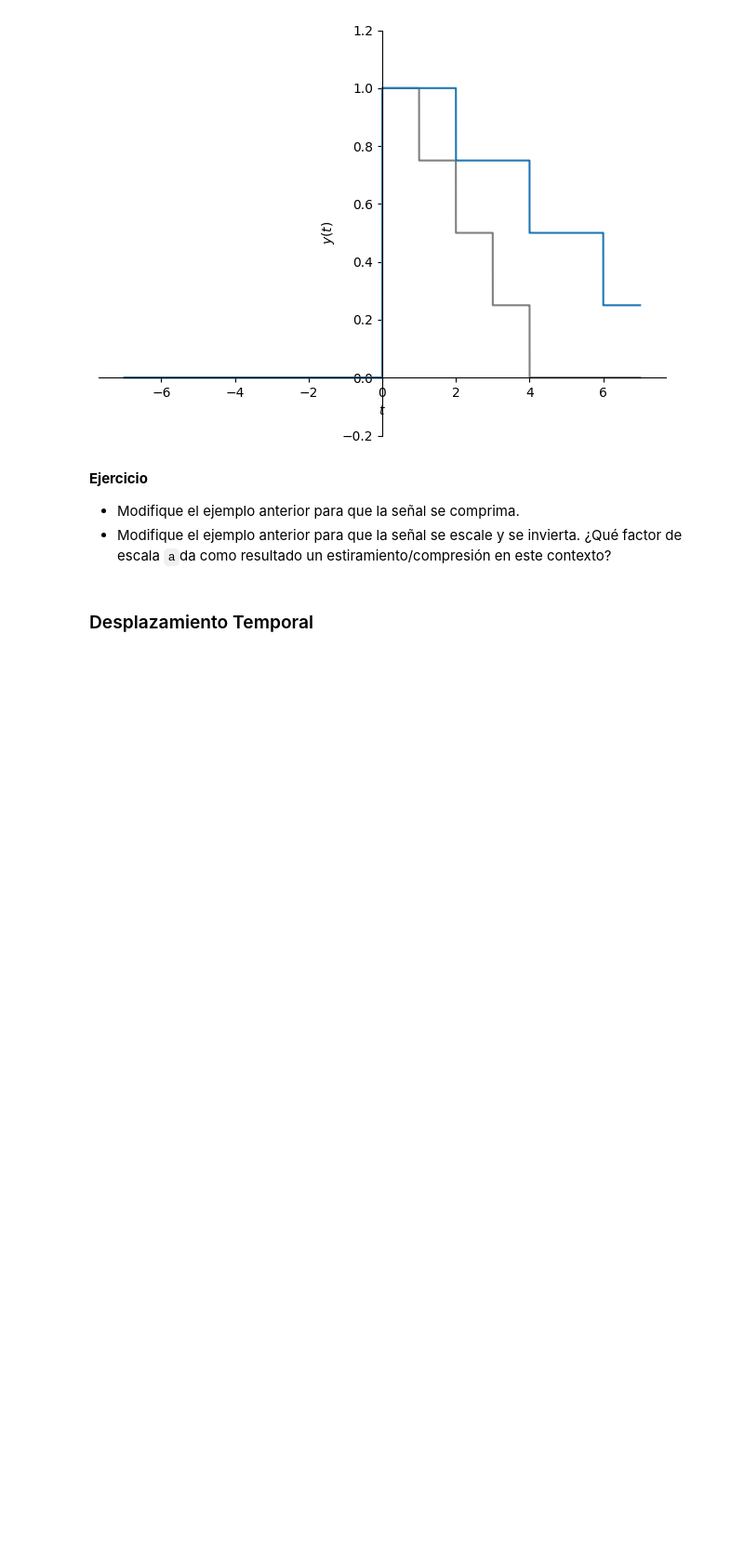
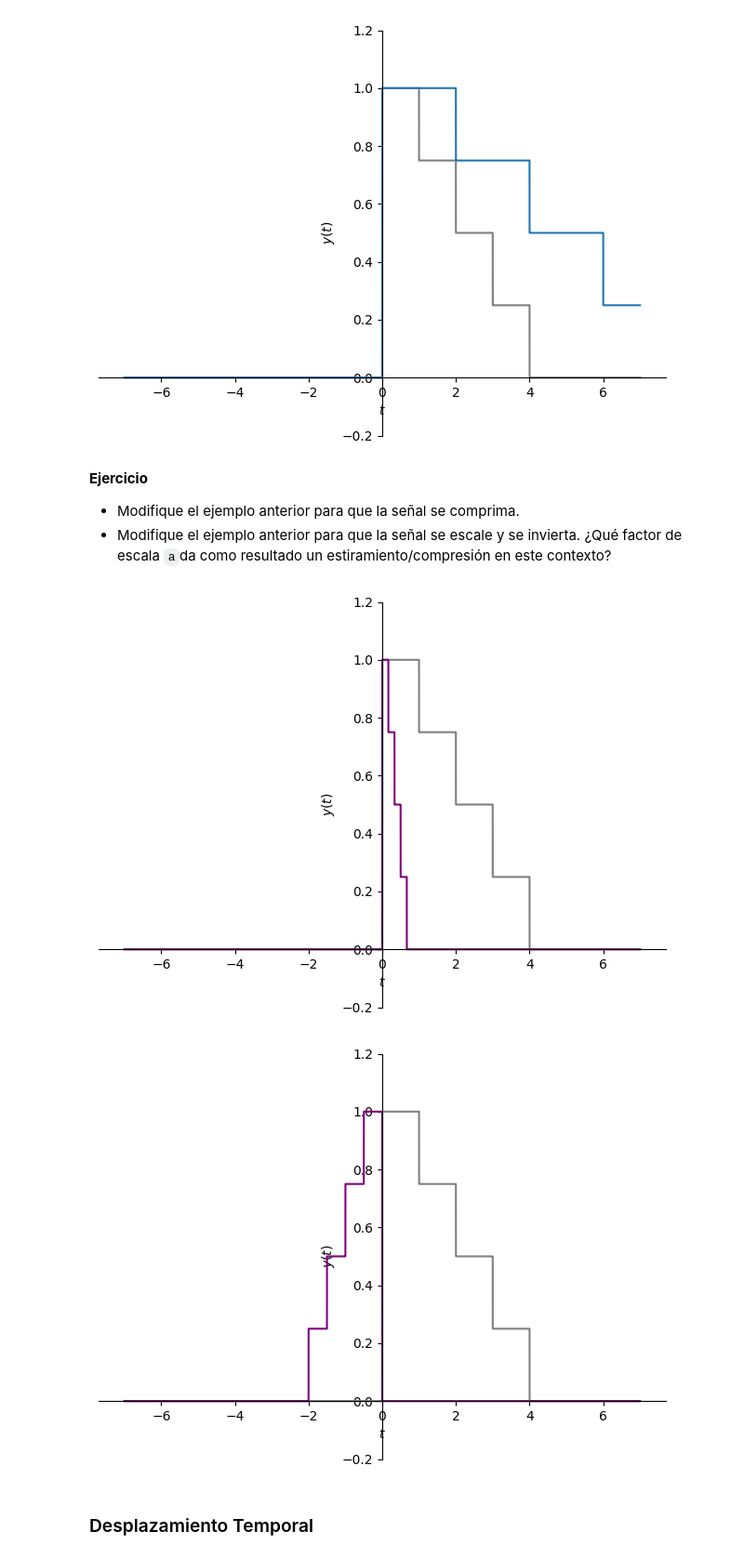
Before and after one commit to JulianDR26/Se-ales-y-Sistemas-2024-1S, a Jupyter notebook: OPERACIONES_DE_SEÑALES_CONTINUAS_SOLUCION.ipynb, the cells around one changed output. Shown at 93% size. Cells and saved outputs as stored; diff of their text form; code cells hidden in the pictures; blank space fills up the shorter version.

```diff
--- a/OPERACIONES_DE_SEÑALES_CONTINUAS_SOLUCION.ipynb
+++ b/OPERACIONES_DE_SEÑALES_CONTINUAS_SOLUCION.ipynb
@@ -127,3 +125,25 @@ px.show()
+# %%
+#==== SOLUCIÓN ===========
+a = sym.symbols('a', real=True)
+y = x.subs(t, a*t)
+
+px = sym.plot(x, (t, -7, 7), ylim=[-0.2, 1.2], ylabel=r'$y(t)$', show=False, line_color='gray')
+py = sym.plot(y.subs(a,6), (t, -7, 7), ylim=[-0.2, 1.2], ylabel=r'$y(t)$', show=False, line_color='purple')
+px.extend(py)#se extiende los gráficos sobre una misma figura
+px.show()
+
+#========== SEÑAL SE ESCALE Y SE INVIERTA =================
+
+b = sym.symbols('b', real=True)
+y = x.subs(t, b*t)
+
+px2 = sym.plot(x, (t, -7, 7), ylim=[-0.2, 1.2], ylabel=r'$y(t)$', show=False, line_color='gray')
+py2 = sym.plot(y.subs(b,-2), (t, -7, 7), ylim=[-0.2, 1.2], ylabel=r'$y(t)$', show=False, line_color='purple')
+px2.extend(py2)#se extiende los gráficos sobre una misma figura
+px2.show()
+# %% [output]
+[figure, added]
+[figure, added]
 # %% [markdown]
 ### Desplazamiento Temporal
 # %% [markdown]
```
Also changed, not shown: parts of 2 cells of this notebook.
